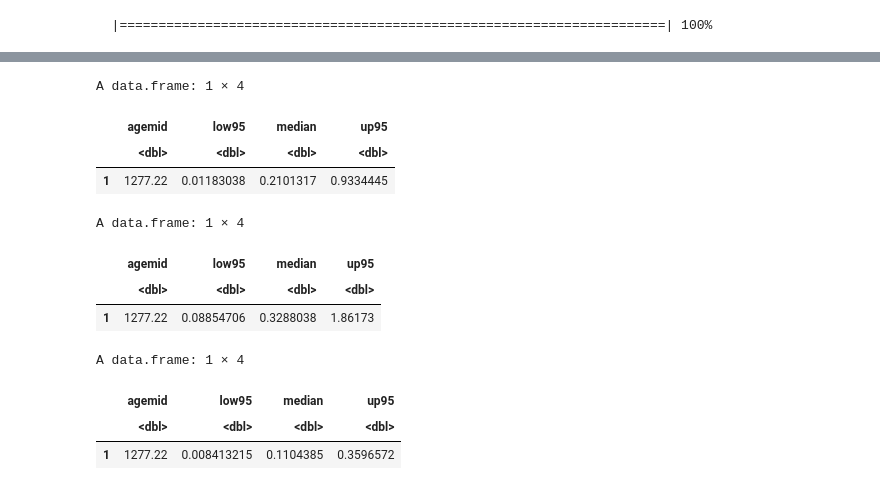
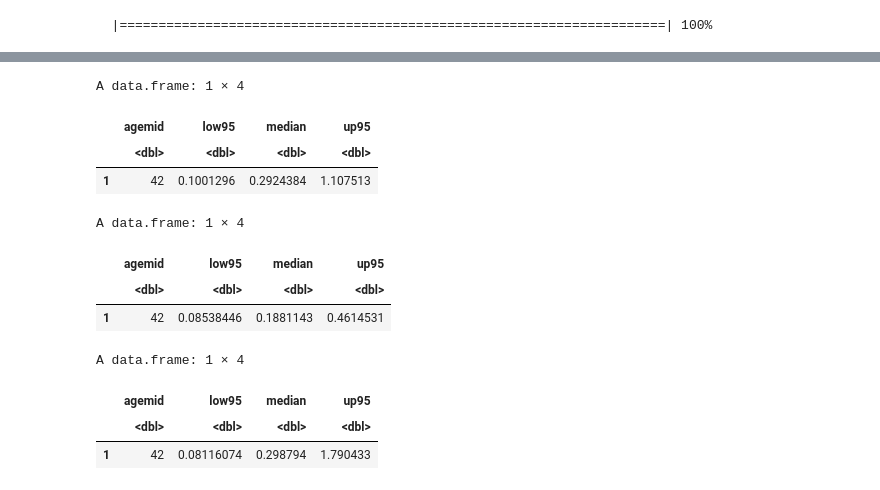
Before and after one commit to jmayer-cgh/RSV_infection_NL, a Jupyter notebook: My model/Mock data.ipynb, the cells around one changed output, grey strips where cells are left out. Drawn from its saved outputs; the diff is of its cells as text; code cells hidden in the pictures.

```diff
--- a/My model/Mock data.ipynb
+++ b/My model/Mock data.ipynb
@@ -367,7 +367,7 @@ maketrajsim <- function(trace, theta, age, model, inits, ndraw, data) {
 # A = mean FOI for children born in autumn
 # W = mean FOI for children born in winter
 # B = rate of waning maternal immunity
-theta <- c(P=0.02002, M=0.02001, A=0.02003, W=0.02004, B = 0.01) # these are just random values, to be fitted
+theta <- c(P=0.00002, M=0.02001, A=0.00003, W=0.00004, B = 0.01) # these are just random values, to be fitted
 
 # INITS ---------------------------------------------------------
 
@@ -533,5 +533,5 @@ runMCMC terminated after 10082.69seconds
 # %%
-nburn <- 25000
+nburn <- 20000
 plot(trace, parametersOnly = TRUE, start =nburn)
 
 # check convergence and correlations
@@ -594,21 +601,33 @@ colnames(Wquantiles) <- c("agemid", "low95", "median", "up95")
 # %%
-head(Pquantiles*30.41, 1) #proportion exposed per spring month
+#proportion exposed per spring month
+trajsim$spring_FOI <- (trajsim$P + trajsim$M)*30.41
+spring_FOI_quantiles <- plyr::ddply(.data=trajsim, .variables="time", function(x) quantile(x[,"spring_FOI"], prob = c(0.025, 0.5, 0.975), na.rm=T))
+colnames(spring_FOI_quantiles) <- c("agemid", "low95", "median", "up95")
+head(spring_FOI_quantiles,1)
 # %% [output]
 A data.frame: 1 × 4
 |  | agemid | low95 | median | up95 |
 |  | <dbl> | <dbl> | <dbl> | <dbl> |
-| 1 | 1277.22 | 0.01183038 | 0.2101317 | 0.9334445 |
+| 1 | 42 | 0.1001296 | 0.2924384 | 1.107513 |
 # %%
-head(Wquantiles*30.41,1) #proportion exposed per winter month
+#proportion exposed per autumn month
+trajsim$autumn_FOI <- (trajsim$A + trajsim$M)*30.41
+autumn_FOI_quantiles <- plyr::ddply(.data=trajsim, .variables="time", function(x) quantile(x[,"autumn_FOI"], prob = c(0.025, 0.5, 0.975), na.rm=T))
+colnames(autumn_FOI_quantiles) <- c("agemid", "low95", "median", "up95")
+head(autumn_FOI_quantiles,1)
 # %% [output]
 A data.frame: 1 × 4
 |  | agemid | low95 | median | up95 |
 |  | <dbl> | <dbl> | <dbl> | <dbl> |
-| 1 | 1277.22 | 0.08854706 | 0.3288038 | 1.86173 |
+| 1 | 42 | 0.08538446 | 0.1881143 | 0.4614531 |
 # %%
-head(Mquantiles*30.41,1) #proportion exposed per summer month
+#proportion exposed per winter month
+trajsim$winter_FOI <- (trajsim$W + trajsim$M)*30.41
+winter_FOI_quantiles <- plyr::ddply(.data=trajsim, .variables="time", function(x) quantile(x[,"winter_FOI"], prob = c(0.025, 0.5, 0.975), na.rm=T))
+colnames(winter_FOI_quantiles) <- c("agemid", "low95", "median", "up95")
+head(winter_FOI_quantiles,1)
 # %% [output]
 A data.frame: 1 × 4
 |  | agemid | low95 | median | up95 |
 |  | <dbl> | <dbl> | <dbl> | <dbl> |
-| 1 | 1277.22 | 0.008413215 | 0.1104385 | 0.3596572 |
+| 1 | 42 | 0.08116074 | 0.298794 | 1.790433 |
```
Also changed, not shown: parts of 13 cells of this notebook.
